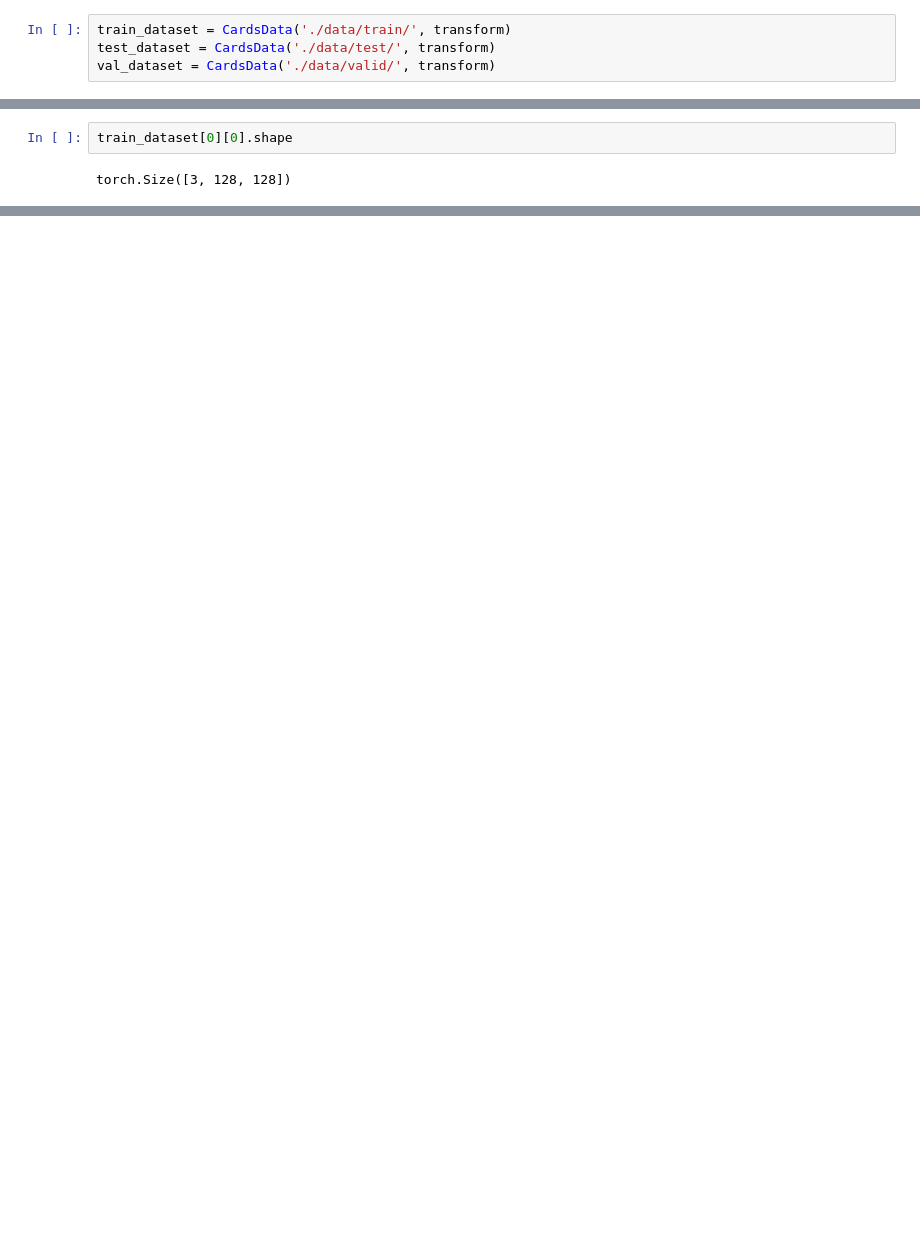
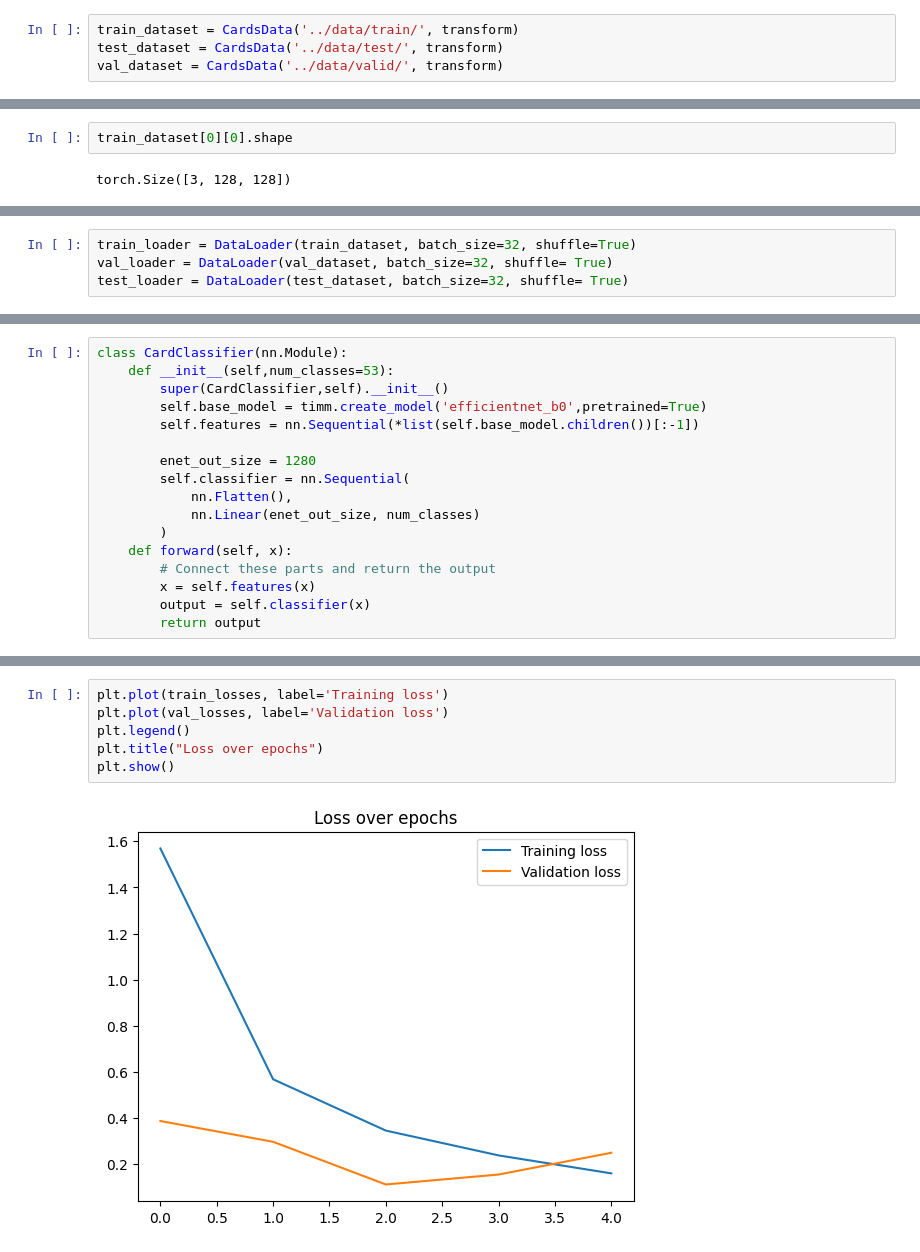
Before and after one commit to ShreySri2/Playing-card-classifier, a Jupyter notebook: model/model.ipynb, the cells around one changed output, grey strips where cells are left out. Saved outputs shown, nothing was run; the diff lists cells and outputs as text; blank space fills up the shorter version.

Commit message:
training-complete

```diff
--- a/model/model.ipynb
+++ b/model/model.ipynb
@@ -29,4 +46,4 @@ transform = transforms.Compose([
 # %%
-train_dataset = CardsData('./data/train/', transform)
-test_dataset = CardsData('./data/test/', transform)
-val_dataset = CardsData('./data/valid/', transform)
+train_dataset = CardsData('../data/train/', transform)
+test_dataset = CardsData('../data/test/', transform)
+val_dataset = CardsData('../data/valid/', transform)
@@ -40,0 +83,4 @@ torch.Size([3, 128, 128])
+# %%
+train_loader = DataLoader(train_dataset, batch_size=32, shuffle=True)
+val_loader = DataLoader(val_dataset, batch_size=32, shuffle= True)
+test_loader = DataLoader(test_dataset, batch_size=32, shuffle= True)
@@ -40,0 +90,17 @@ torch.Size([3, 128, 128])
+# %%
+class CardClassifier(nn.Module):
+    def __init__(self,num_classes=53):
+        super(CardClassifier,self).__init__()
+        self.base_model = timm.create_model('efficientnet_b0',pretrained=True)
+        self.features = nn.Sequential(*list(self.base_model.children())[:-1])
+
+        enet_out_size = 1280
+        self.classifier = nn.Sequential(
+            nn.Flatten(),
+            nn.Linear(enet_out_size, num_classes)
+        )
+    def forward(self, x):
+        # Connect these parts and return the output
+        x = self.features(x)
+        output = self.classifier(x)
+        return output
@@ -40,0 +180,8 @@ torch.Size([3, 128, 128])
+# %%
+plt.plot(train_losses, label='Training loss')
+plt.plot(val_losses, label='Validation loss')
+plt.legend()
+plt.title("Loss over epochs")
+plt.show()
+# %% [output]
+[figure, added]
```
Also changed, not shown: parts of 14 cells of this notebook, 1 other file.
